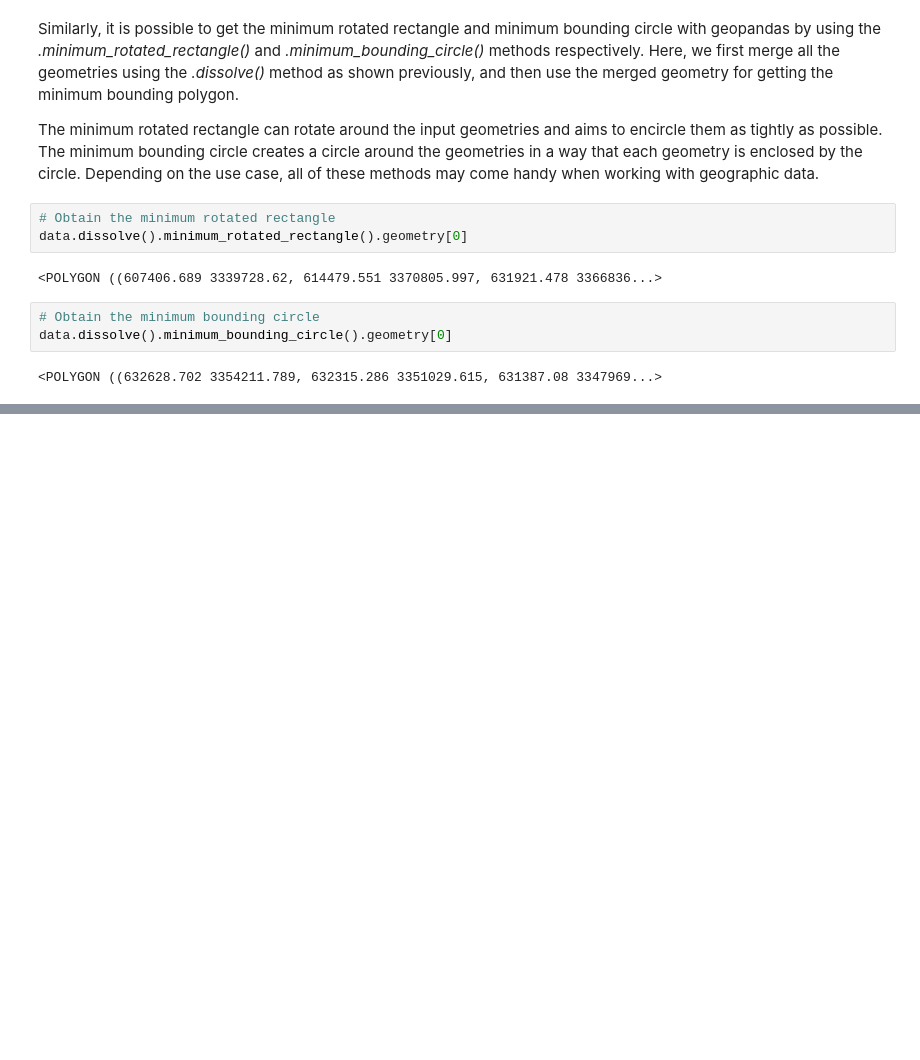
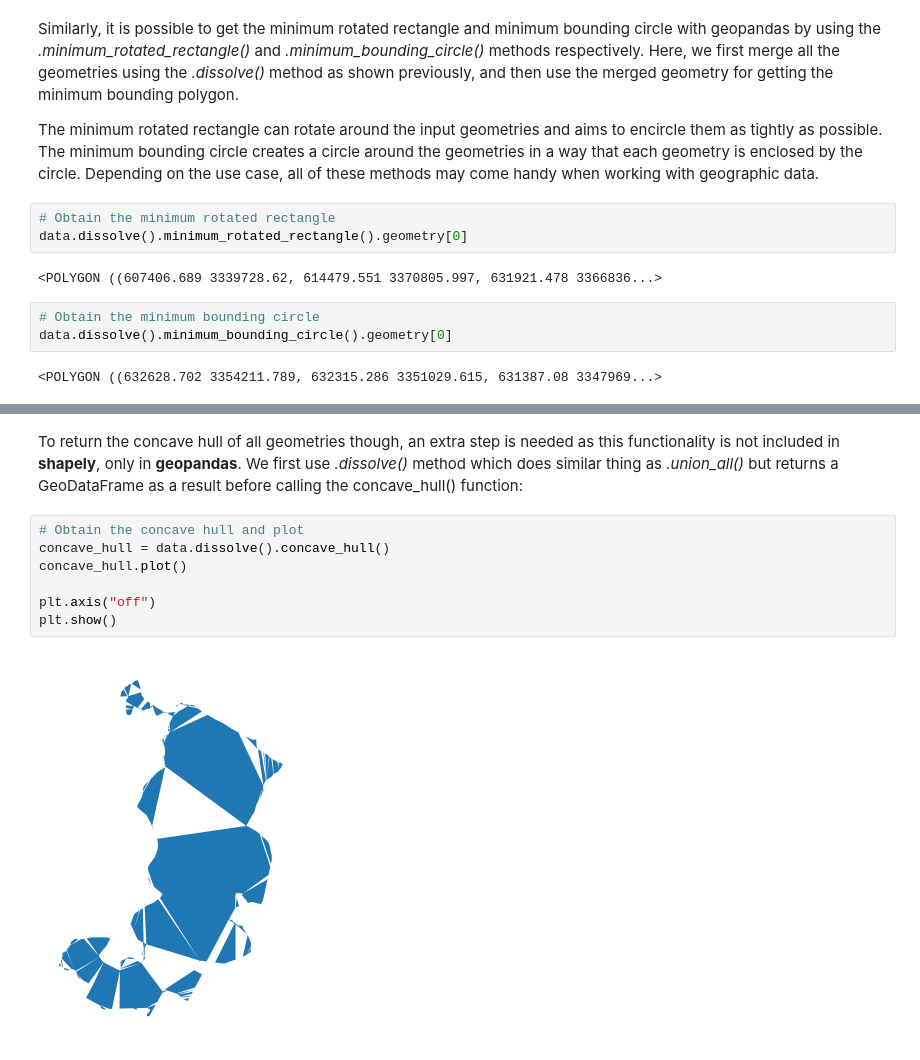
Before and after one commit to Calotriton/Learning_GIS, a Jupyter notebook: GIS_vector/GIS_Vector_geometric_operations.ipynb, the cells around one changed output, grey strips where cells are left out. Drawn from its saved outputs; the diff is of its cells as text; blank space fills up the shorter version.

```diff
--- a/GIS_vector/GIS_Vector_geometric_operations.ipynb
+++ b/GIS_vector/GIS_Vector_geometric_operations.ipynb
@@ -166,0 +202,11 @@ data.dissolve().minimum_bounding_circle().geometry[0]
+# %% [markdown]
+To return the concave hull of all geometries though, an extra step is needed as this functionality is not included in **shapely**, only in **geopandas**. We first use *.dissolve()* method which does similar thing as *.union_all()* but returns a GeoDataFrame as a result before calling the concave_hull() function:
+# %%
+# Obtain the concave hull and plot
+concave_hull = data.dissolve().concave_hull()
+concave_hull.plot()
+
+plt.axis("off")
+plt.show()
+# %% [output]
+[figure, added]
```
Also changed, not shown: parts of 38 cells of this notebook.
